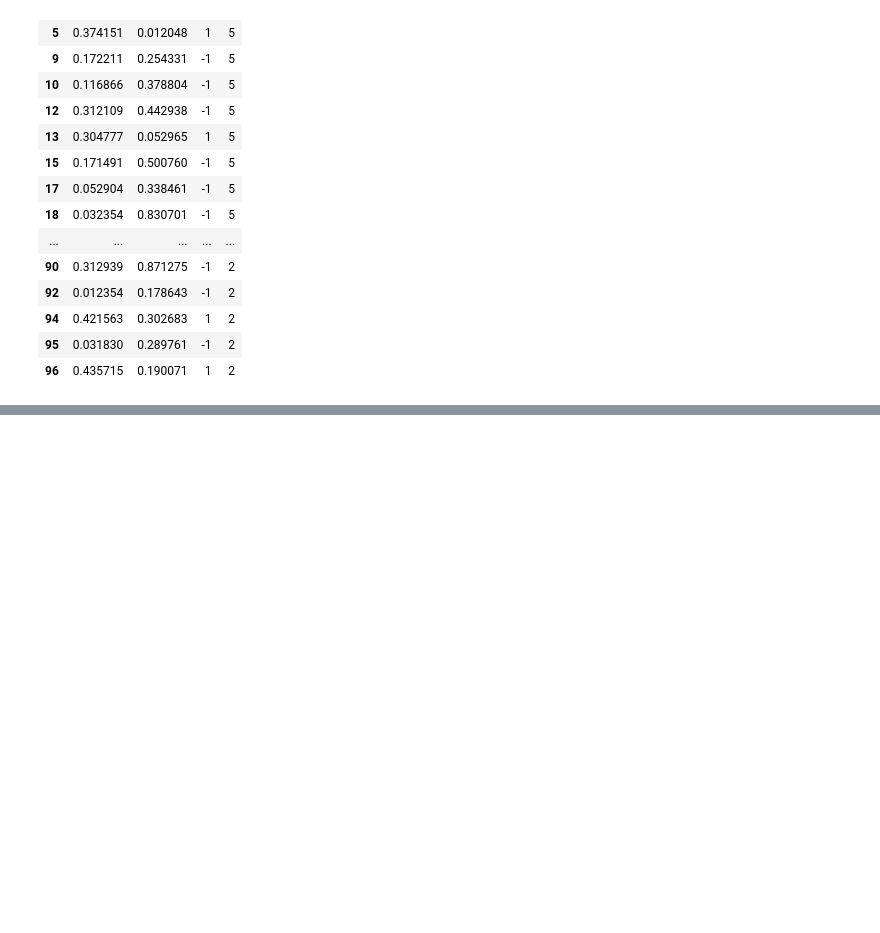
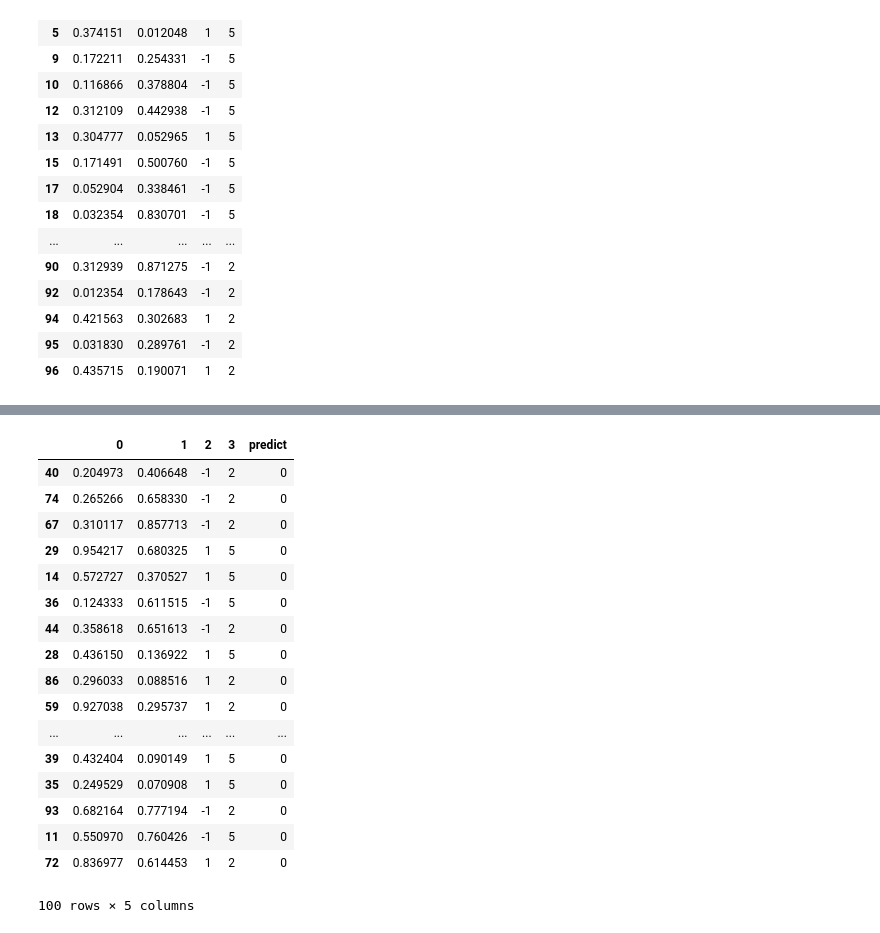
Before and after one commit to wtfenfenmiao/NTUML, a Jupyter notebook: homework7/hw7_13_18.ipynb, the cells around one changed output, grey strips where cells are left out. Drawn from its saved outputs; the diff is of its cells as text; code cells hidden in the pictures; blank space fills up the shorter version.

```diff
--- a/homework7/hw7_13_18.ipynb
+++ b/homework7/hw7_13_18.ipynb
@@ -462,0 +518,21 @@ train[1*(train[0]-0.5)<0]
+# %%
+train.sample(100,replace=True)
+# %% [output]
+|  | 0 | 1 | 2 | 3 | predict |
+| 40 | 0.204973 | 0.406648 | -1 | 2 | 0 |
+| 74 | 0.265266 | 0.658330 | -1 | 2 | 0 |
+| 67 | 0.310117 | 0.857713 | -1 | 2 | 0 |
+| 29 | 0.954217 | 0.680325 | 1 | 5 | 0 |
+| 14 | 0.572727 | 0.370527 | 1 | 5 | 0 |
+| 36 | 0.124333 | 0.611515 | -1 | 5 | 0 |
+| 44 | 0.358618 | 0.651613 | -1 | 2 | 0 |
+| 28 | 0.436150 | 0.136922 | 1 | 5 | 0 |
+| 86 | 0.296033 | 0.088516 | 1 | 2 | 0 |
+| 59 | 0.927038 | 0.295737 | 1 | 2 | 0 |
+| ... | ... | ... | ... | ... | ... |
+| 39 | 0.432404 | 0.090149 | 1 | 5 | 0 |
+| 35 | 0.249529 | 0.070908 | 1 | 5 | 0 |
+| 93 | 0.682164 | 0.777194 | -1 | 2 | 0 |
+| 11 | 0.550970 | 0.760426 | -1 | 5 | 0 |
+| 72 | 0.836977 | 0.614453 | 1 | 2 | 0 |
+100 rows × 5 columns
```
Also changed, not shown: parts of 14 cells of this notebook, 7 other files.
